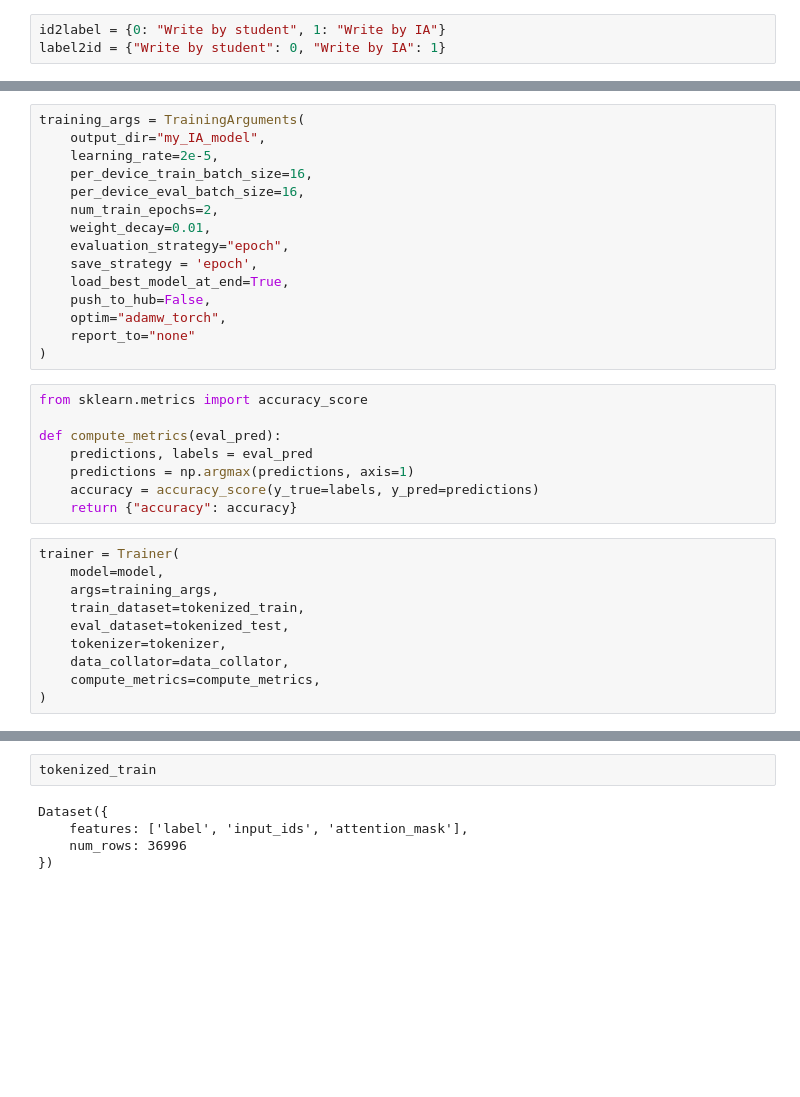
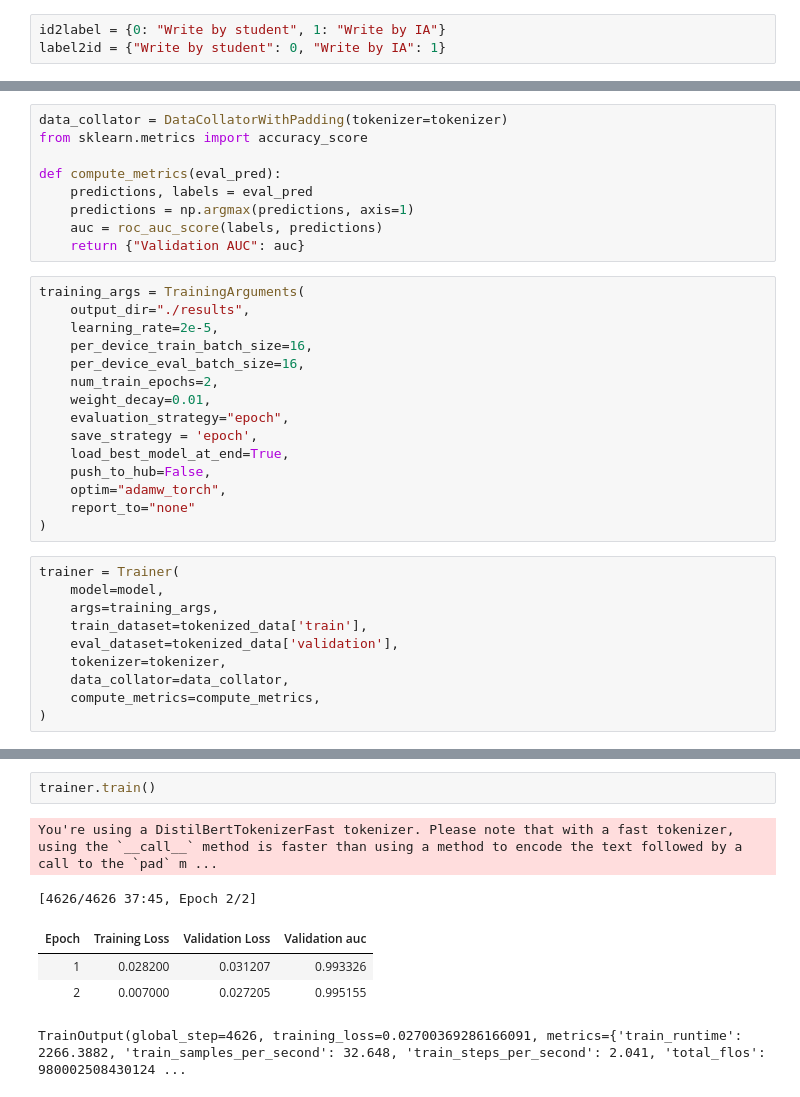
Before and after one commit to Hajoura91coding/LLM-Detect-Generated-Text, a Jupyter notebook: llm-detect-generated-text.ipynb, the cells around one changed output, grey strips where cells are left out. Saved outputs shown, nothing was run; the diff lists cells and outputs as text; blank space fills up the shorter version.

```diff
--- a/llm-detect-generated-text.ipynb
+++ b/llm-detect-generated-text.ipynb
@@ -169,6 +197,15 @@ model.save_pretrained(save_path)
+# %%
+data_collator = DataCollatorWithPadding(tokenizer=tokenizer)
+from sklearn.metrics import accuracy_score
+
+def compute_metrics(eval_pred):
+    predictions, labels = eval_pred
+    predictions = np.argmax(predictions, axis=1)
+    auc = roc_auc_score(labels, predictions)
+    return {"Validation AUC": auc}
 # %%
 training_args = TrainingArguments(
-    output_dir="my_IA_model",
+    output_dir="./results",
     learning_rate=2e-5,
     per_device_train_batch_size=16,
     per_device_eval_batch_size=16,
@@ -181,20 +218,12 @@ training_args = TrainingArguments(
     optim="adamw_torch",
     report_to="none"
 )
-# %%
-from sklearn.metrics import accuracy_score
-
-def compute_metrics(eval_pred):
-    predictions, labels = eval_pred
-    predictions = np.argmax(predictions, axis=1)
-    accuracy = accuracy_score(y_true=labels, y_pred=predictions)
-    return {"accuracy": accuracy}
 # %%
 trainer = Trainer(
     model=model,
     args=training_args,
-    train_dataset=tokenized_train,
-    eval_dataset=tokenized_test,
+    train_dataset=tokenized_data['train'],
+    eval_dataset=tokenized_data['validation'],
     tokenizer=tokenizer,
     data_collator=data_collator,
     compute_metrics=compute_metrics,
@@ -213,7 +231,9 @@ TrainOutput(global_step=4626, training_loss=0.028544903806520652, metrics={'trai
-# %%
-tokenized_train
-# %% [output]
-Dataset({
-    features: ['label', 'input_ids', 'attention_mask'],
-    num_rows: 36996
-})
+# %%
+trainer.train()
+# %% [output]
+You're using a DistilBertTokenizerFast tokenizer. Please note that with a fast tokenizer, using the `__call__` method is faster than using a method to encode the text followed by a call to the `pad` m ...
+[4626/4626 37:45, Epoch 2/2]
+| Epoch | Training Loss | Validation Loss | Validation auc |
+| 1 | 0.028200 | 0.031207 | 0.993326 |
+| 2 | 0.007000 | 0.027205 | 0.995155 |
+TrainOutput(global_step=4626, training_loss=0.02700369286166091, metrics={'train_runtime': 2266.3882, 'train_samples_per_second': 32.648, 'train_steps_per_second': 2.041, 'total_flos': 980002508430124 ...
```
Also changed, not shown: parts of 51 cells of this notebook.
